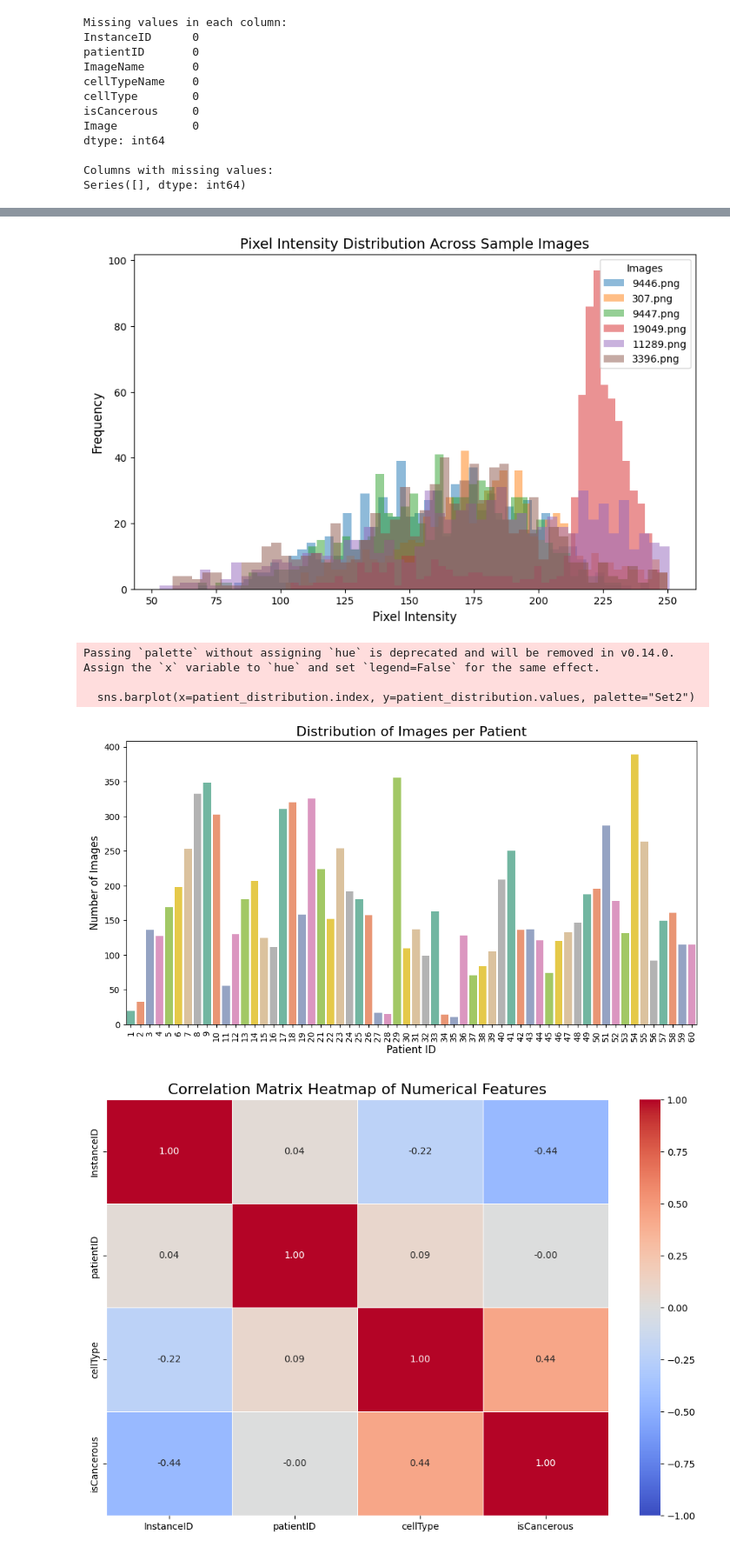
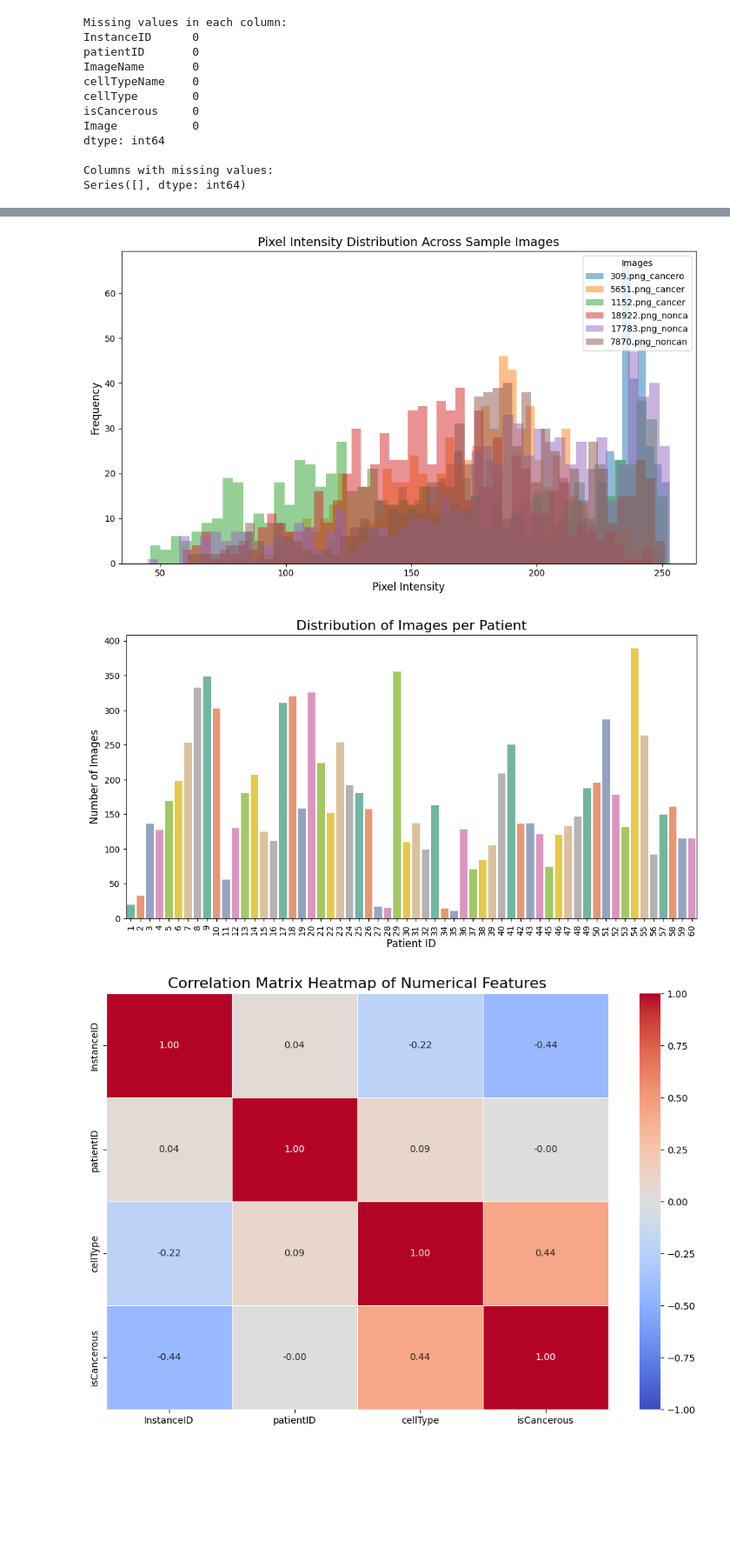
Before and after one commit to sheikhmunim/cml_assignment2, a Jupyter notebook: assignment_2.ipynb, the cells around one changed output, grey strips where cells are left out. Shown at 87% size. Cells and saved outputs as stored; diff of their text form; code cells hidden in the pictures; blank space fills up the shorter version.

```diff
--- a/assignment_2.ipynb
+++ b/assignment_2.ipynb
@@ -214,38 +214,40 @@ plt.show()
 # %%
-#function to calculate pixel intensity distribution for grayscale images
+#filtering the main dataframe
+cancerous_cells = labels_main[labels_main['isCancerous'] == 1]
+non_cancerous_cells = labels_main[labels_main['isCancerous'] == 0]
+#defining function to calculate pixel intensity distribution for grayscale images
 def plot_pixel_intensity_distribution(images, title="Pixel Intensity Distribution"):
     plt.figure(figsize=(10, 6))
     for idx, (img_name, img) in enumerate(images.items()):
-        #convert image to grayscale
-        img_gray = img.convert("L")  # Convert image to grayscale
-        img_array = np.array(img_gray)  # Convert image to numpy array
-        #flatten the image array to 1D and plot the histogram of pixel intensities
-        plt.hist(img_array.flatten(), bins=50, alpha=0.5, label=img_name)
-    #adding title and labels
+        if img is not None:
+            img_gray = img.convert("L")  # Convert image to grayscale
+            img_array = np.array(img_gray)
+            plt.hist(img_array.flatten(), bins=50, alpha=0.5, label=img_name[:15])  # Truncate long names
     plt.title(title, fontsize=14)
     plt.xlabel('Pixel Intensity', fontsize=12)
     plt.ylabel('Frequency', fontsize=12)
     plt.legend(title="Images", loc='upper right')
+    plt.tight_layout()
     plt.show()
-#plotting the pixel intensity distribution for a few sample images (for cancerous and non-cancerous images)
-sample_cancerous_images = cancerous_cells.sample(3)
-sample_non_cancerous_images = non_cancerous_cells.sample(3)
-#combine the selected images into one dictionary (for visualization)
+#using a sample of 3 cancerous and 3 non-cancerous images
+sample_cancerous_images = cancerous_cells.sample(3, random_state=42)
+sample_non_cancerous_images = non_cancerous_cells.sample(3, random_state=42)
+#combining the images in a dictionary
 sample_images = {}
 for idx, row in sample_cancerous_images.iterrows():
-    sample_images[row['ImageName']] = row['Image']
+    sample_images[f"{row['ImageName']}_cancerous"] = row['Image']
 for idx, row in sample_non_cancerous_images.iterrows():
-    sample_images[row['ImageName']] = row['Image']
-#plotting the intensity distribution
+    sample_images[f"{row['ImageName']}_noncancerous"] = row['Image']
+#plotting the pixel intensity distribution of the 9 images
 plot_pixel_intensity_distribution(sample_images, title="Pixel Intensity Distribution Across Sample Images")
 # %% [output]
-[figure, old version]
+[figure, new version]
 # %%
 #grouping the data by PatientID and counting the number of images per patient
 patient_distribution = labels_main['patientID'].value_counts()
 #plotting the patient distribution
 plt.figure(figsize=(12, 6))
-sns.barplot(x=patient_distribution.index, y=patient_distribution.values, palette="Set2")
+sns.barplot(x=patient_distribution.index, hue=patient_distribution.index, y=patient_distribution.values, palette="Set2", legend=False)
 #adding title and labels
 plt.title('Distribution of Images per Patient', fontsize=16)
 plt.xlabel('Patient ID', fontsize=12)
@@ -253,9 +255,6 @@ plt.ylabel('Number of Images', fontsize=12)
 plt.xticks(rotation=90)  # Rotate x-axis labels for better readability
 plt.show()
 # %% [output]
-Passing `palette` without assigning `hue` is deprecated and will be removed in v0.14.0. Assign the `x` variable to `hue` and set `legend=False` for the same effect.
-
-  sns.barplot(x=patient_distribution.index, y=patient_distribution.values, palette="Set2")
 [figure]
 # %%
 #select only numerical columns
```
Also changed, not shown: parts of 25 cells of this notebook.
